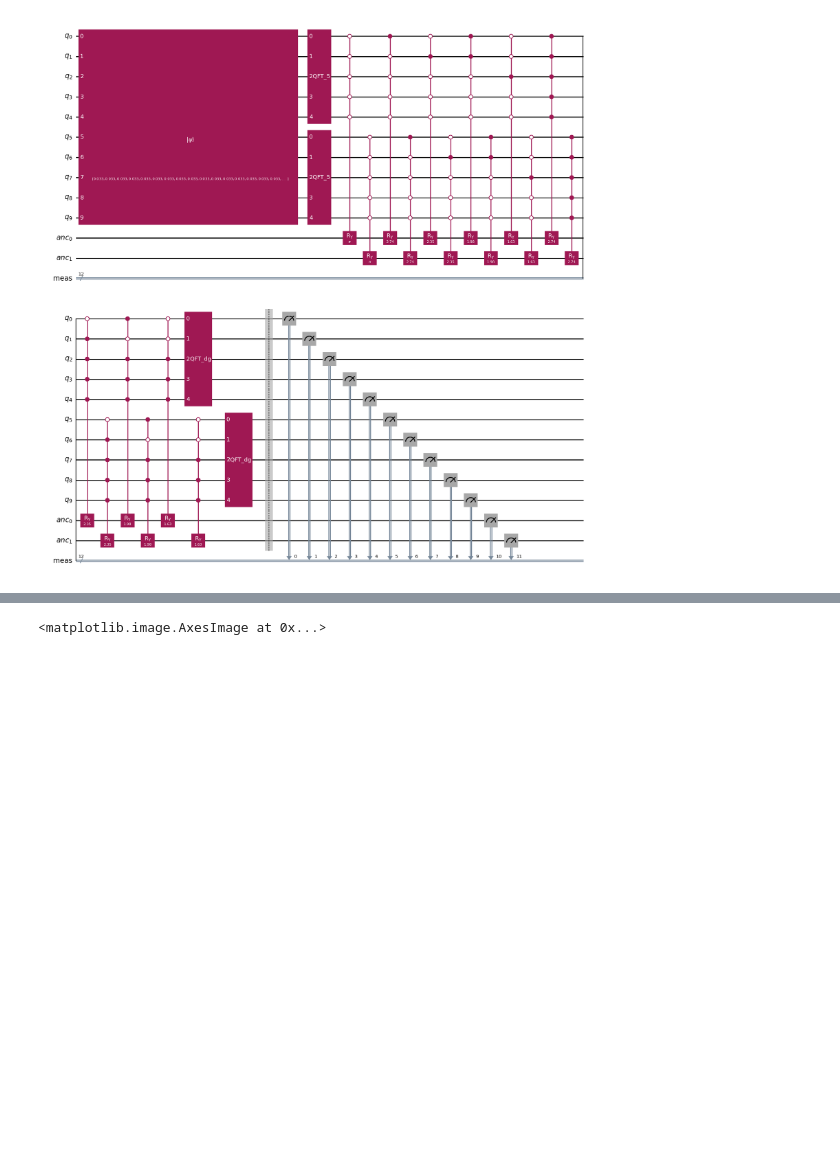
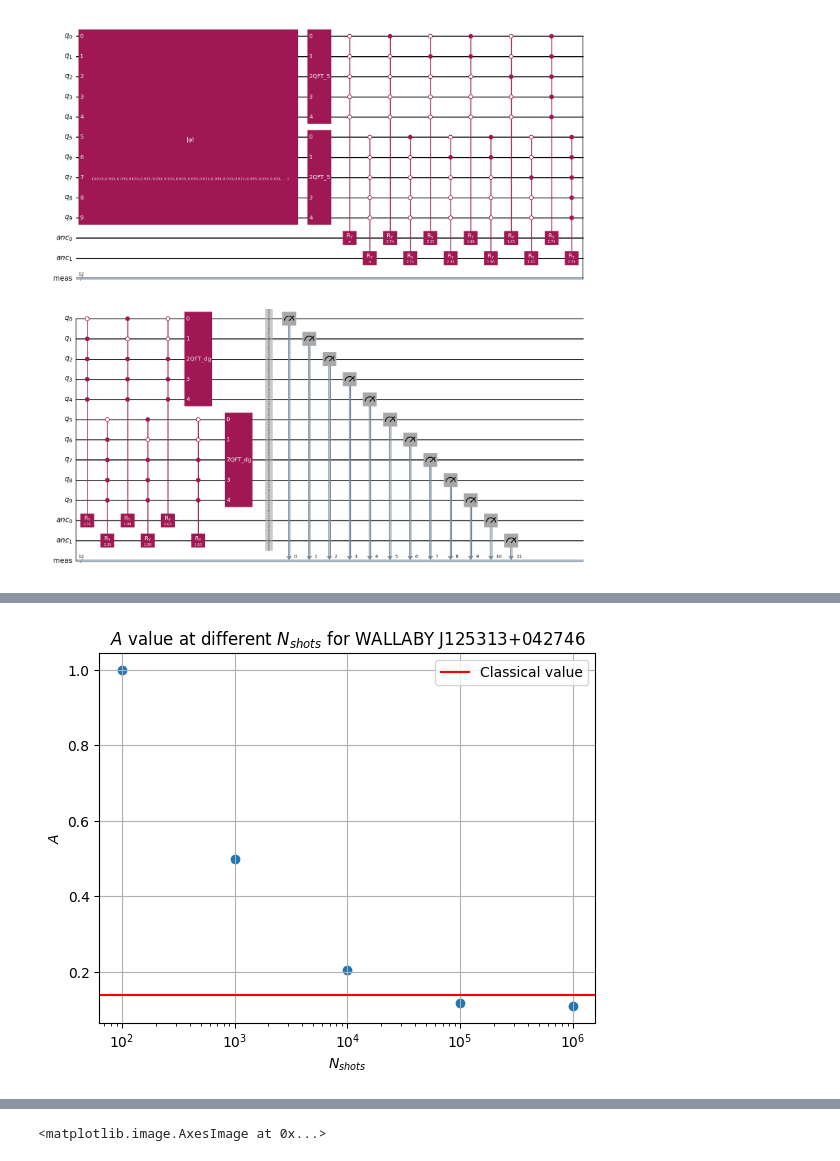
Before and after one commit to benz5460/QuantumRadio, a Jupyter notebook: QPIE_code.ipynb, the cells around one changed output, grey strips where cells are left out. Cells and saved outputs as stored; diff of their text form; code cells hidden in the pictures; blank space fills up the shorter version.

```diff
--- a/QPIE_code.ipynb
+++ b/QPIE_code.ipynb
@@ -175,0 +239,29 @@ Retention Rate: 43.57%
+# %%
+image = load_image('test_galaxy_32.png')
+result = gaussian_filter(image, sigma=sigma).astype(float)
+rot180 = np.rot90(result, k=2)
+A2 = np.nansum(np.abs(result - rot180)) / (2*np.nansum(result))
+# %%
+#for A_mod calculation
+
+from scipy.ndimage import gaussian_filter, rotate
+
+shots = [100,1000,10000,100000,1000000]
+
+sigma = 5
+
+a_list = []
+
+for i in range(len(shots)):
+    qc,norm_arr = encode_image('test_galaxy_32.png', 10)
+    qc = apply_gaussian_filter(qc, sigma=sigma)
+    og = measure_image(qc, original_n_qubits=10, shots=shots[i])
+
+    '''qc,norm_arr = encode_image('test_galaxy_32.png', 10)
+    qc = apply_gaussian_filter(qc, sigma=sigma)
+    qc = add_180_asymmetry_subtraction(qc,10)
+    sub = measure_image(qc, original_n_qubits=10, shots=shots[i])'''
+
+    rot180 = np.rot90(og, k=2)
+    a_list.append(np.nansum(np.abs(og-rot180)) / (2*np.nansum(og)))
+    #a_list.append(np.nansum(sub) / (2*np.nansum(og)))
@@ -175,0 +286,11 @@ Retention Rate: 43.57%
+# %%
+plt.title(r'$A$ value at different $N_{shots}$ for WALLABY J125313+042746')
+plt.scatter(shots,a_list)
+plt.axhline(A2,label='Classical value',c='red')
+plt.xscale('log')
+plt.xlabel(r'$N_{shots}$')
+plt.ylabel(r'$A$')
+plt.legend()
+plt.grid()
+# %% [output]
+[figure, added]
```
Also changed, not shown: parts of 10 cells of this notebook, 4 other files.
